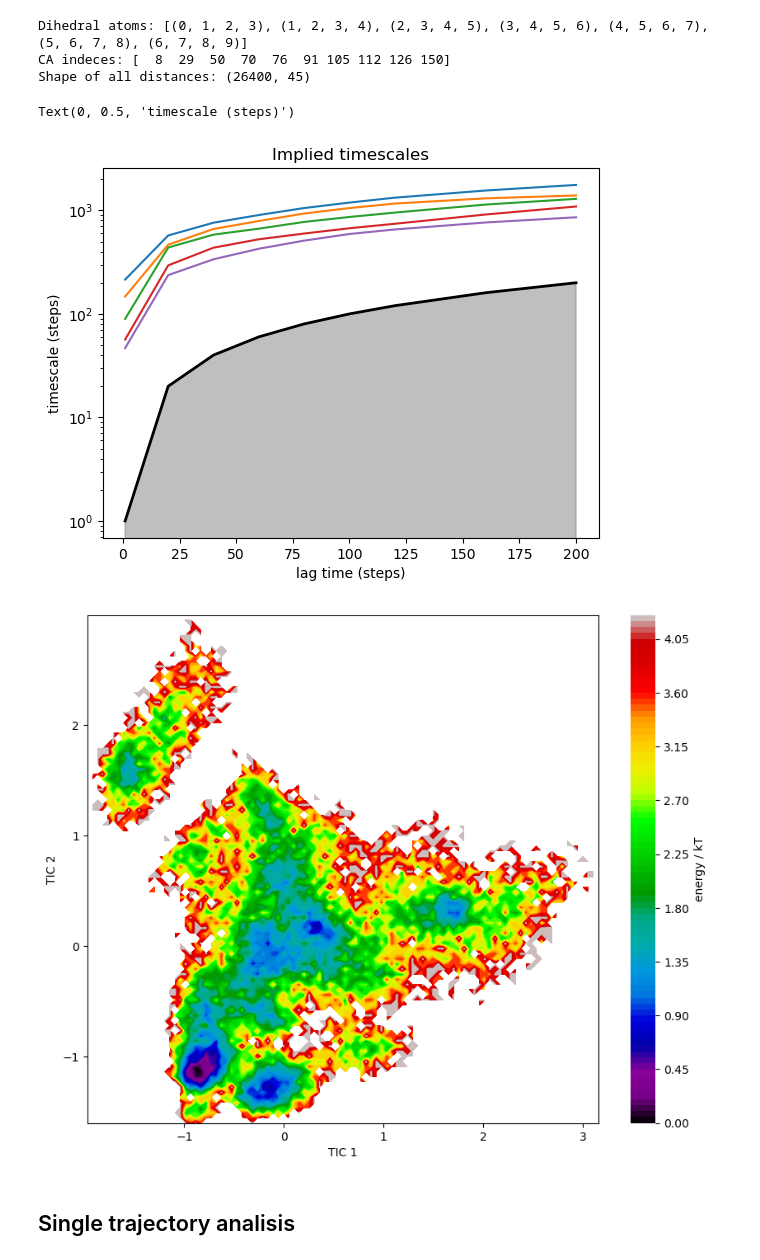
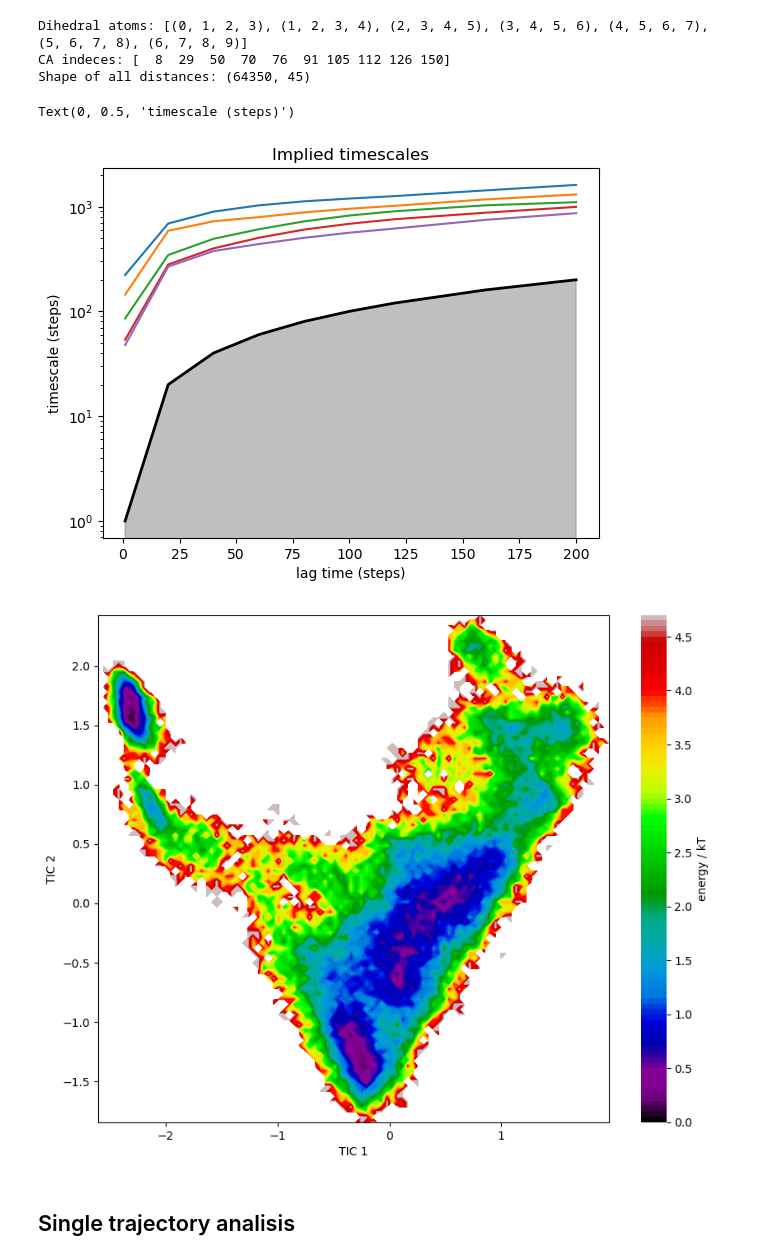
Before and after one commit to jacopoventurin/replica1, a Jupyter notebook: termo_analysis_single.ipynb, the cells around one changed output. Drawn from its saved outputs; the diff is of its cells as text; code cells hidden in the pictures.

Commit message:
Working and update plots

```diff
--- a/termo_analysis_single.ipynb
+++ b/termo_analysis_single.ipynb
@@ -31,6 +33,7 @@ rmsds = []
 
 
 coord_fns = sorted(glob(f'{pos_path}/temperature_{T}/coor*'))
+coord_fns2 = sorted(glob(f'{pos_path2}/temperature_{T}/coor*'))
 #assert len(coord_fns) == 3744
 
 # load topology and consider CA resolution
@@ -57,6 +60,23 @@ for fn in coord_fns:
     angles.append(angles_fn)
     rmsds.append(rmsd_fn)
 
+
+for fn in coord_fns2:
+    coords = np.load(fn) / 10.0
+    aa_pdb = md.Trajectory(xyz=coords, topology=chig_pdb.topology, time=np.arange(len(coords)))
+    cg_pdb = aa_pdb.atom_slice(ca_idx)
+    ca_atoms = cg_pdb.topology.select("name CA")
+    ca_atom_pairs = list(combinations(ca_atoms, 2))
+
+    distances_fn = md.compute_distances(cg_pdb, ca_atom_pairs)
+    dihedrals_fn = md.compute_dihedrals(cg_pdb, dihedral_atoms)
+    angles_fn = md.compute_angles(cg_pdb, angle_atoms)
+    rmsd_fn = md.rmsd(aa_pdb, chig_pdb, frame=-1)
+    distances.append(distances_fn)
+    dihedrals.append(dihedrals_fn)
+    angles.append(angles_fn)
+    rmsds.append(rmsd_fn)
+
 all_distances = np.concatenate(distances)
 all_dihedrals = np.concatenate(dihedrals)
 all_angles = np.concatenate(angles)
@@ -65,7 +85,7 @@ print(f'Shape of all distances: {all_distances.shape}')
 # %% [output]
 Dihedral atoms: [(0, 1, 2, 3), (1, 2, 3, 4), (2, 3, 4, 5), (3, 4, 5, 6), (4, 5, 6, 7), (5, 6, 7, 8), (6, 7, 8, 9)]
 CA indeces: [  8  29  50  70  76  91 105 112 126 150]
-Shape of all distances: (26400, 45)
+Shape of all distances: (64350, 45)
 # %%
 lags =[1,20,40,60,80,100,120,160,200]
 models = []
@@ -83,25 +103,25 @@ ax.set_xlabel('lag time (steps)')
 ax.set_ylabel('timescale (steps)')
 # %% [output]
 Text(0, 0.5, 'timescale (steps)')
-[figure, old version]
+[figure, new version]
 # %%
 # Plot ref TICA
-chosen_tica = TICA(lagtime=80, dim=2, scaling='kinetic_map')
+chosen_tica = TICA(lagtime=100, dim=2, scaling='kinetic_map')
 
 tica_projection = chosen_tica.fit_transform(all_distances)
 
 fig, ax = plt.subplots(figsize=(10, 8))
 energy_landscape = deeptime.util.energy2d(*tica_projection.T, kbt=1.0, shift_energy=True)
 ax, contour, cbar = energy_landscape.plot(contourf_kws=dict(cmap='nipy_spectral'))
 cbar.set_label('energy / kT')
 
 
 ax.set_ylabel('TIC 2')
 ax.set_xlabel('TIC 1')
 
 plt.show()
 # %% [output]
-[figure, old version]
+[figure, new version]
 # %% [markdown]
 ## Single trajectory analisis
 # %%
```
Also changed, not shown: parts of 3 cells of this notebook, 1 other file.
